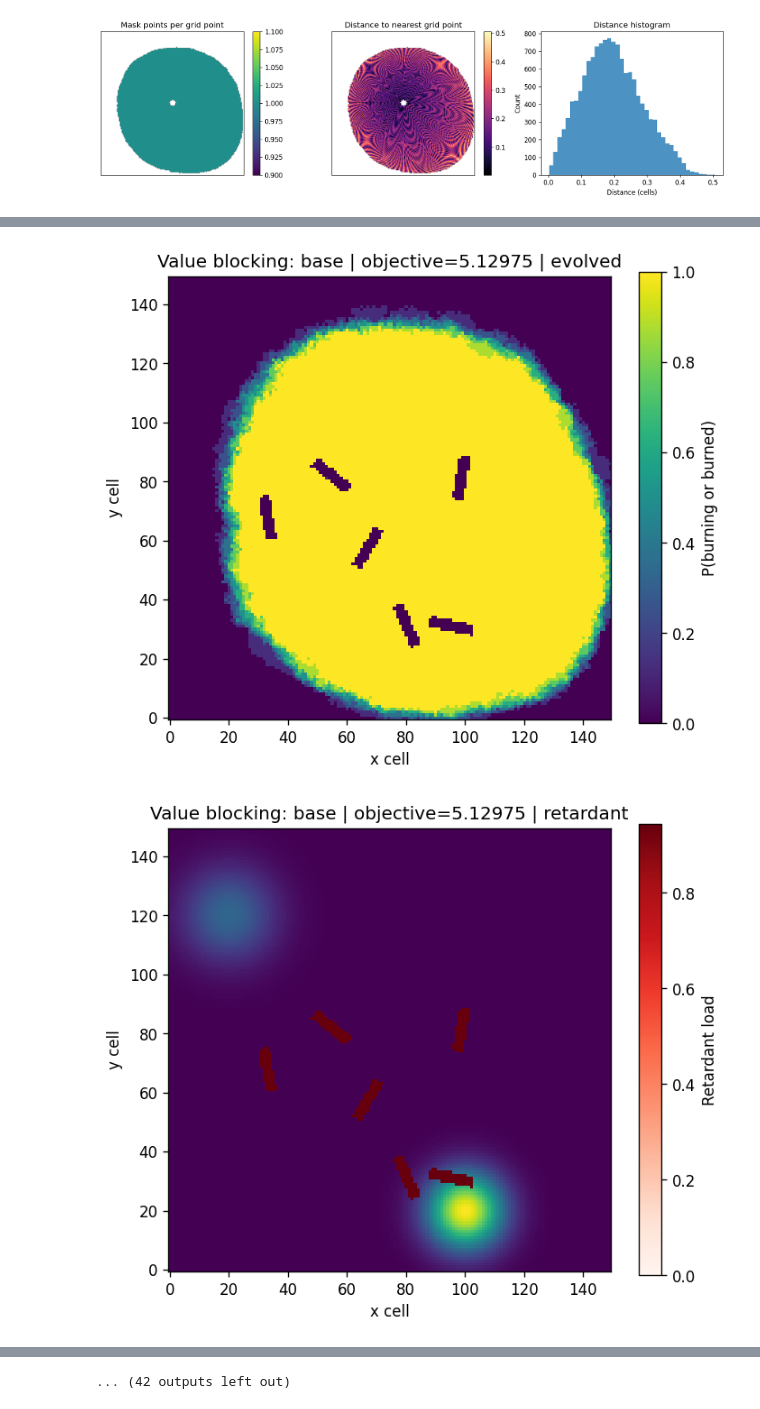
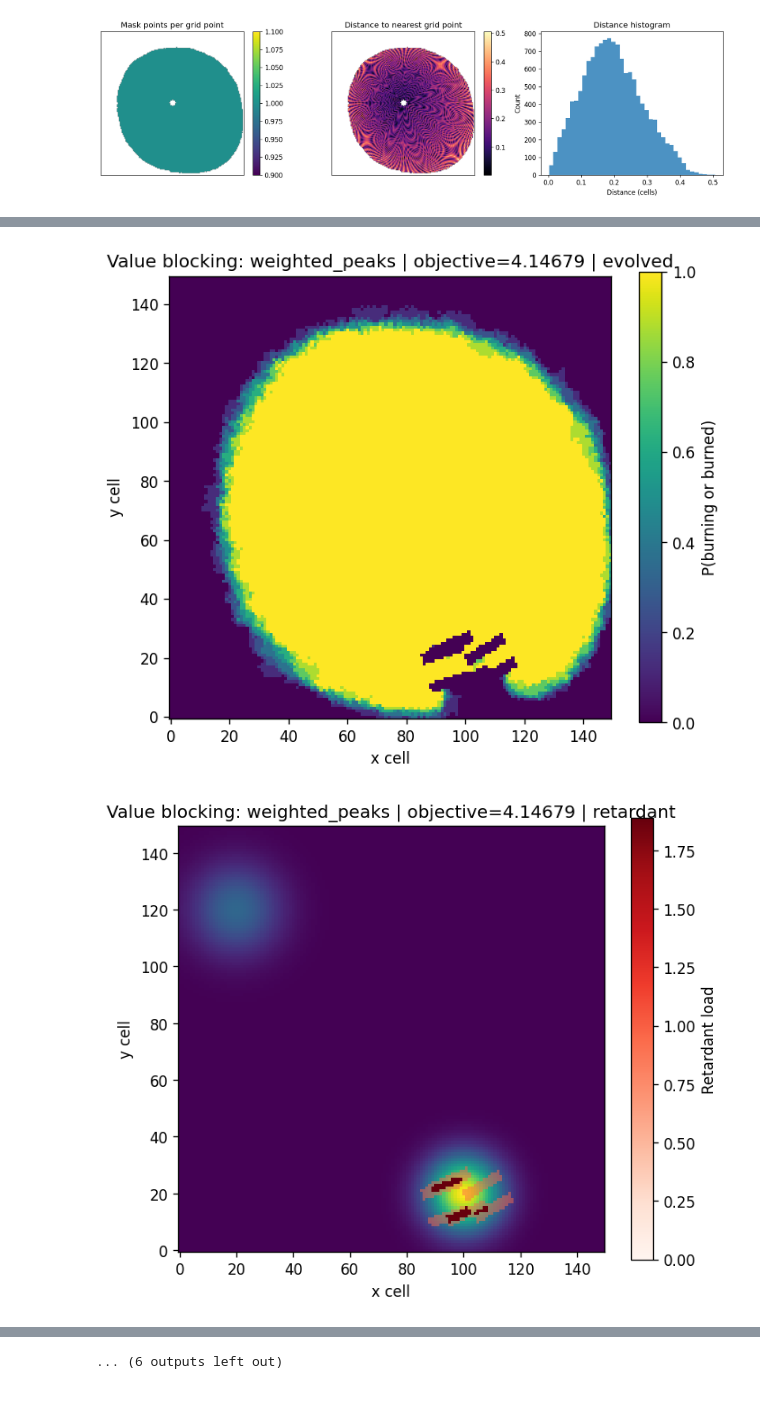
Before and after one commit to joshgreenwa/PyroFinsler, a Jupyter notebook: end_to_end_polar_BO_small.ipynb, the cells around one changed output, grey strips where cells are left out. Drawn from its saved outputs; the diff is of its cells as text; code cells hidden in the pictures.

Commit message:
Fixed heuristics using SR grid

```diff
--- a/end_to_end_polar_BO_small.ipynb
+++ b/end_to_end_polar_BO_small.ipynb
@@ -211,3 +211,26 @@ Search mask coverage: 0.6242666666666666
 [figure]
 [figure]
 [figure]
+# %%
+# Check delta=0 orientation aligns with the local r-direction.
+
+phi_r = bo.sr_phi_r_grid
+valid = bo.sr_valid_mask
+idx = np.column_stack(np.where(valid))
+
+rng = np.random.default_rng(0)
+sample_n = min(100, len(idx))
+sample = idx[rng.choice(len(idx), size=sample_n, replace=False)]
+
+angle_err = []
+for i, j in sample:
+    s = i / float(bo.sr_grid.shape[0])
+    r = float(bo.sr_r_targets[j])
+    theta = bo._encode_sr_params(np.array([[s, r, 0.0]]))
+    phi = bo.decode_theta(theta)[0, 2]
+    phi_long = 0.5 * np.pi - phi
+    diff = np.arctan2(np.sin(phi_long - phi_r[i, j]), np.cos(phi_long - phi_r[i, j]))
+    angle_err.append(abs(diff))
+
+angle_err = np.asarray(angle_err)
+print("delta=0 alignment (radians): mean", float(np.mean(angle_err)), "max", float(np.max(angle_err)))
@@ -266,32 +465,24 @@ plt.show()
 # %%
 # Value-blocking heuristic tests (multiple setups).
 
-cell_size_km = model.env.domain_km / nx
-width_cells = model.env.drop_w_km / cell_size_km
-min_spacing = 2.0 * width_cells
-
 configs = [
-    {"name": "base", "r_value": 0.60, "compactness": 0.25, "min_spacing": min_spacing, "selection": "greedy", "value_power": 1.0, "r_offset": 0.0, "value_offset": value_background},
-    {"name": "outer_compact", "r_value": 0.80, "compactness": 0.20, "min_spacing": min_spacing, "selection": "greedy", "value_power": 1.0, "r_offset": 0.0, "value_offset": value_background},
-    {"name": "loose_spacing", "r_value": 0.60, "compactness": 0.35, "min_spacing": 3.0 * width_cells, "selection": "greedy", "value_power": 1.0, "r_offset": 0.0, "value_offset": value_background},
-    {"name": "value_weighted_r", "r_value": None, "compactness": 0.25, "min_spacing": min_spacing, "selection": "greedy", "value_power": 1.0, "r_offset": 0.0, "value_offset": value_background},
-    {"name": "offset_outward", "r_value": None, "compactness": 0.25, "min_spacing": min_spacing, "selection": "greedy", "value_power": 1.0, "r_offset": 0.15, "value_offset": value_background},
-    {"name": "weighted_peaks", "r_value": 0.60, "compactness": 0.25, "min_spacing": min_spacing, "selection": "weighted", "value_power": 2.0, "r_offset": 0.0, "value_offset": value_background},
+    #{"name": "greedy_top", "selection": "greedy", "value_power": 1.0, "value_offset": value_background, "r_offset": 0.0, "jitter_s": 0.0, "jitter_delta_rad": 0.0},
+    #{"name": "weighted_linear", "selection": "weighted", "value_power": 1.0, "value_offset": value_background, "r_offset": 0.0, "jitter_s": 0.0, "jitter_delta_rad": 0.0},
+    {"name": "weighted_peaks", "selection": "weighted", "value_power": 2.0, "value_offset": value_background, "r_offset": 0.0, "jitter_s": 0.0, "jitter_delta_rad": 0.0},
+    {"name": "inward_jittered", "selection": "weighted", "value_power": 1.0, "value_offset": value_background, "r_offset": -0.08, "jitter_s": 0.05, "jitter_delta_rad": float(np.deg2rad(6.0))},
 ]
 
 plot_n_sims = 8
 
 for cfg in configs:
     placements = bo._sr_value_blocking(
-        r_value=cfg["r_value"],
         count=bo.n_drones,
-        compactness=cfg["compactness"],
-        min_spacing=cfg["min_spacing"],
-        min_arc_sep_frac=None,
         value_power=cfg["value_power"],
         value_offset=cfg.get("value_offset"),
         selection=cfg["selection"],
         r_offset=cfg["r_offset"],
+        jitter_s=cfg["jitter_s"],
+        jitter_delta_rad=cfg["jitter_delta_rad"],
     )
 
     theta = bo._encode_sr_params(np.asarray(placements, dtype=float))
@@ -340,2 +531,2 @@ Applying retardant drop: D=[[33.097 67.726  0.185]
-[figure, old version]
+[figure, new version]
-[figure, old version]
+[figure, new version]
@@ -357 +548 @@ Config: outer_compact
-... (42 outputs left out)
+... (6 outputs left out)
```
Also changed, not shown: parts of 10 cells of this notebook, 3 other files.
